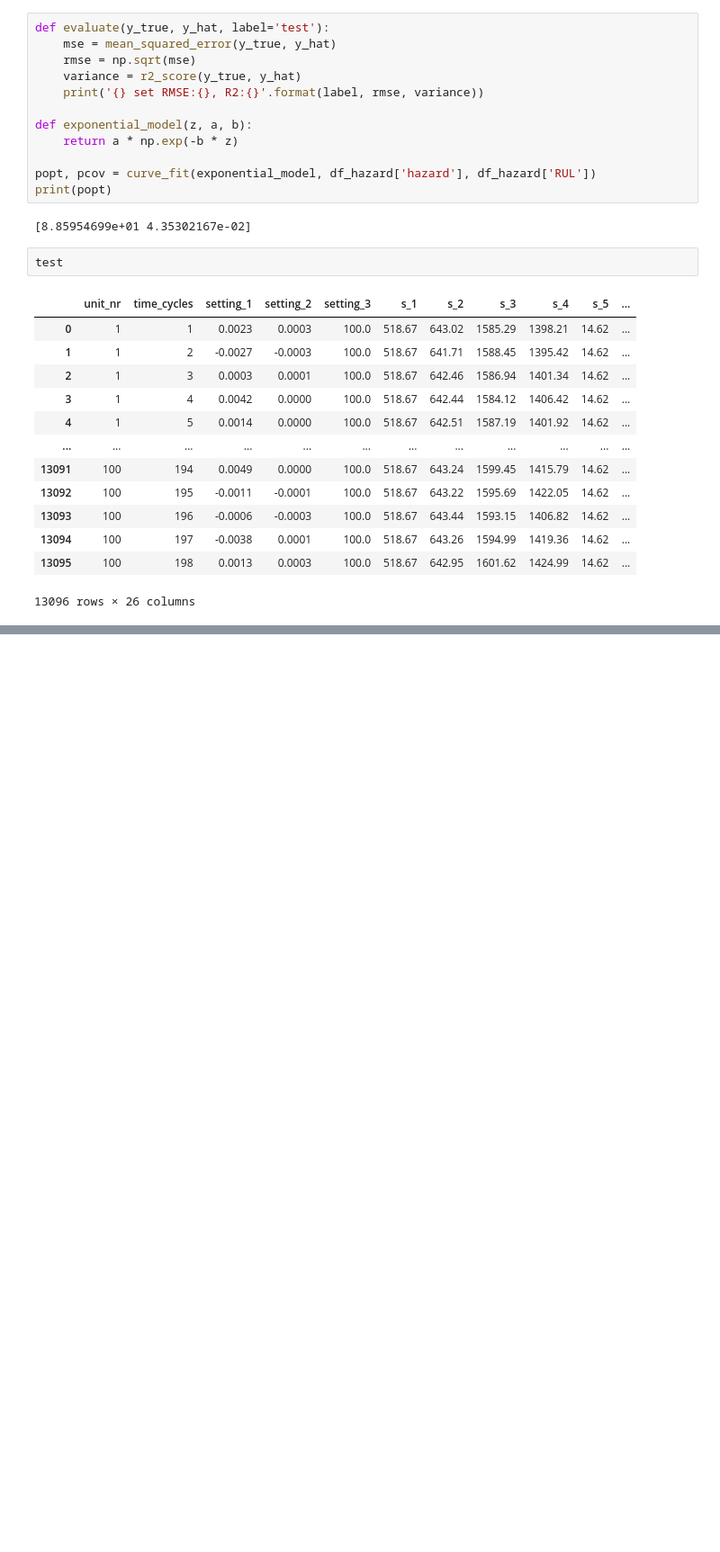
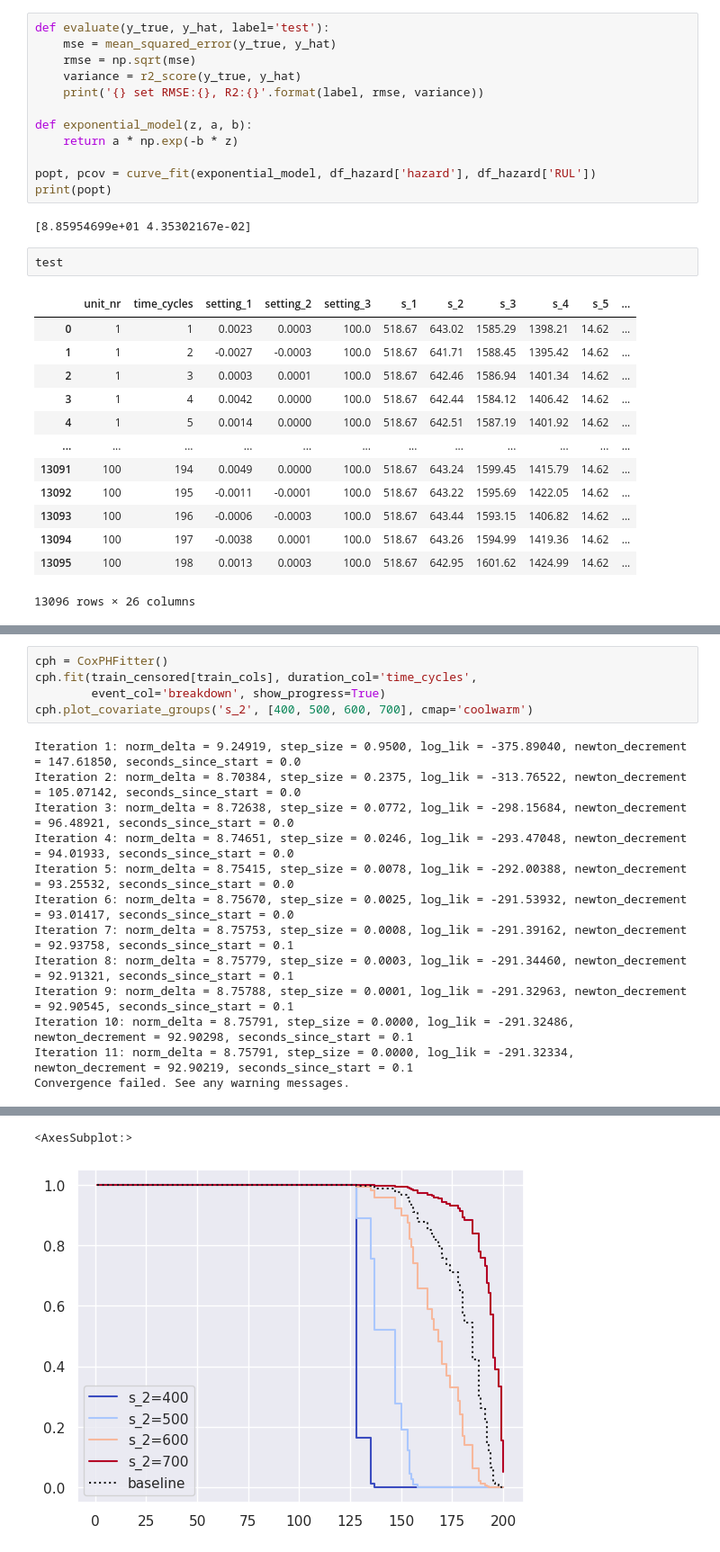
Before and after one commit to xxl4tomxu98/NASA-Jet-Engine-Maintenance, a Jupyter notebook: Survival Analysis/survival.ipynb, the cells around one changed output, grey strips where cells are left out. Shown at 90% size. Cells and saved outputs as stored; diff of their text form; blank space fills up the shorter version.

```diff
--- a/Survival Analysis/survival.ipynb
+++ b/Survival Analysis/survival.ipynb
@@ -311,0 +321,18 @@ test set RMSE:26.580988808640974, R2:0.5908498441080341
+# %%
+cph = CoxPHFitter()
+cph.fit(train_censored[train_cols], duration_col='time_cycles',
+        event_col='breakdown', show_progress=True)
+cph.plot_covariate_groups('s_2', [400, 500, 600, 700], cmap='coolwarm')
+# %% [output]
+Iteration 1: norm_delta = 9.24919, step_size = 0.9500, log_lik = -375.89040, newton_decrement = 147.61850, seconds_since_start = 0.0
+Iteration 2: norm_delta = 8.70384, step_size = 0.2375, log_lik = -313.76522, newton_decrement = 105.07142, seconds_since_start = 0.0
+Iteration 3: norm_delta = 8.72638, step_size = 0.0772, log_lik = -298.15684, newton_decrement = 96.48921, seconds_since_start = 0.0
+Iteration 4: norm_delta = 8.74651, step_size = 0.0246, log_lik = -293.47048, newton_decrement = 94.01933, seconds_since_start = 0.0
+Iteration 5: norm_delta = 8.75415, step_size = 0.0078, log_lik = -292.00388, newton_decrement = 93.25532, seconds_since_start = 0.0
+Iteration 6: norm_delta = 8.75670, step_size = 0.0025, log_lik = -291.53932, newton_decrement = 93.01417, seconds_since_start = 0.0
+Iteration 7: norm_delta = 8.75753, step_size = 0.0008, log_lik = -291.39162, newton_decrement = 92.93758, seconds_since_start = 0.1
+Iteration 8: norm_delta = 8.75779, step_size = 0.0003, log_lik = -291.34460, newton_decrement = 92.91321, seconds_since_start = 0.1
+Iteration 9: norm_delta = 8.75788, step_size = 0.0001, log_lik = -291.32963, newton_decrement = 92.90545, seconds_since_start = 0.1
+Iteration 10: norm_delta = 8.75791, step_size = 0.0000, log_lik = -291.32486, newton_decrement = 92.90298, seconds_since_start = 0.1
+Iteration 11: norm_delta = 8.75791, step_size = 0.0000, log_lik = -291.32334, newton_decrement = 92.90219, seconds_since_start = 0.1
+Convergence failed. See any warning messages.
@@ -311,0 +340,2 @@ test set RMSE:26.580988808640974, R2:0.5908498441080341
+<AxesSubplot:>
+[figure, added]
```
Also changed, not shown: parts of 8 cells of this notebook.
